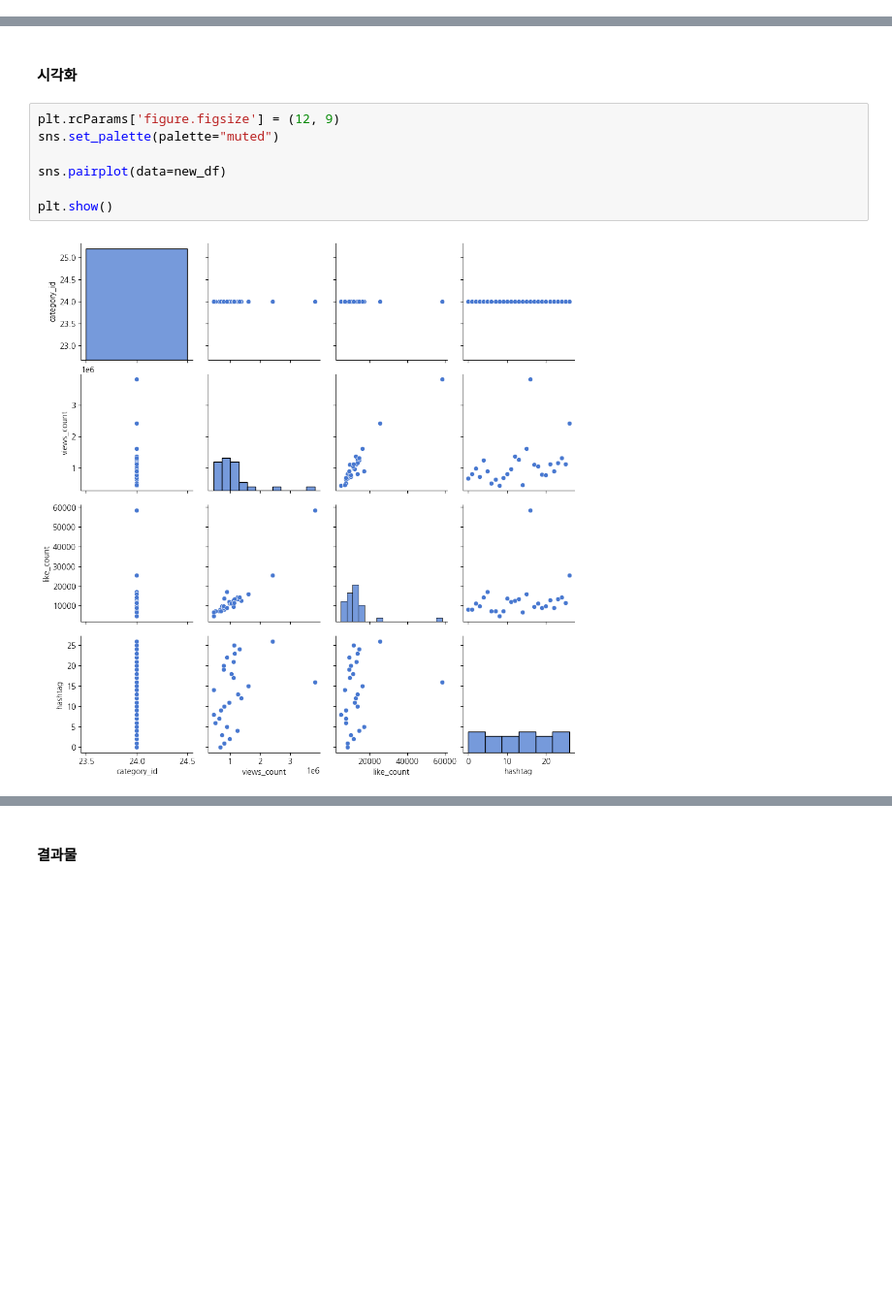
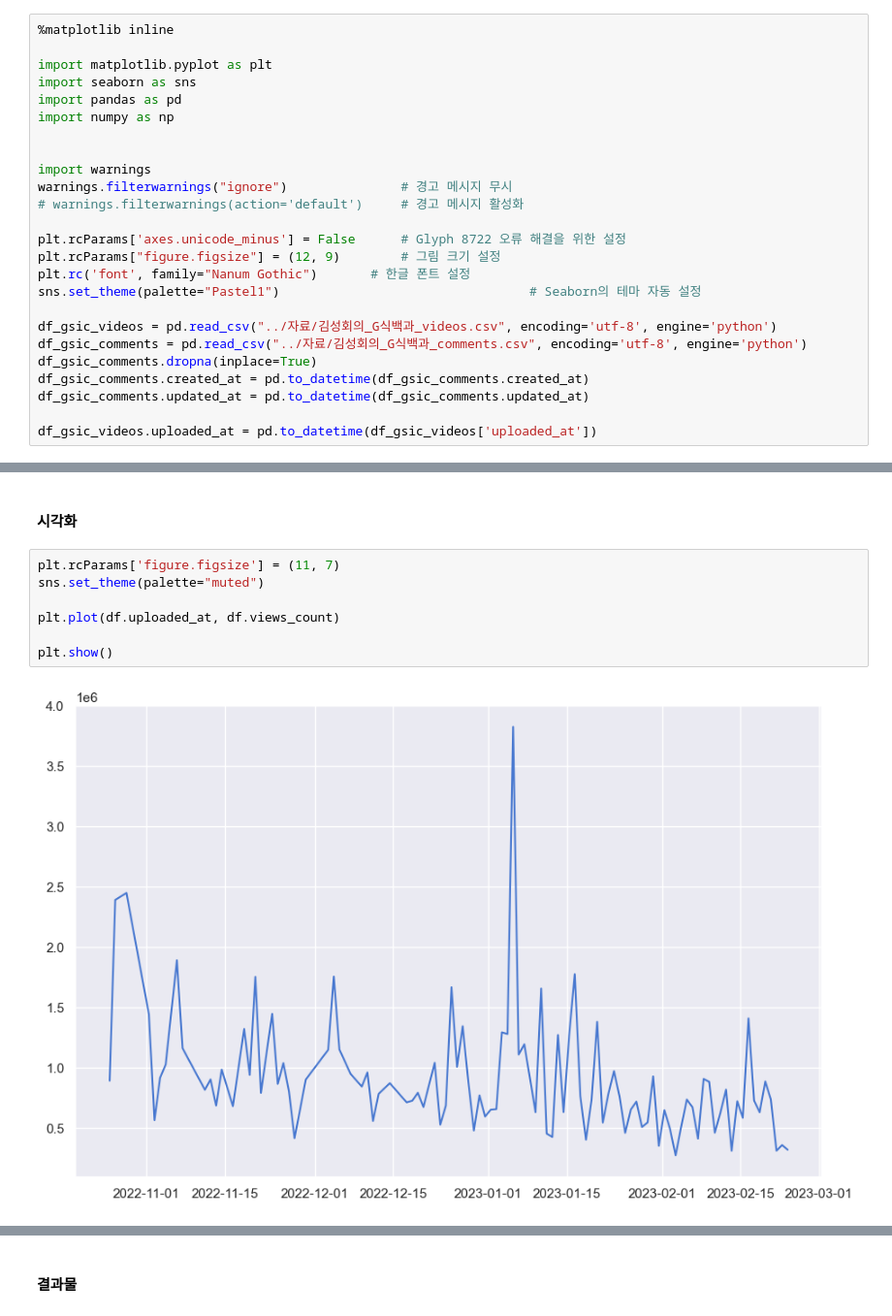
Before and after one commit to kimhyunso/coper-project, a Jupyter notebook: practice_analysis_dowon.ipynb, the cells around one changed output, grey strips where cells are left out. Shown at 97% size. Cells and saved outputs as stored; diff of their text form; blank space fills up the shorter version.

```diff
--- a/practice_analysis_dowon.ipynb
+++ b/practice_analysis_dowon.ipynb
@@ -391,3 +384,28 @@ df_gsic_videos.uploaded_at = pd.to_datetime(df_gsic_videos['uploaded_at'])
+# %%
+%matplotlib inline
+
+import matplotlib.pyplot as plt
+import seaborn as sns
+import pandas as pd
+import numpy as np
+
+
+import warnings
+warnings.filterwarnings("ignore")               # 경고 메시지 무시
+# warnings.filterwarnings(action='default')     # 경고 메시지 활성화
+
+plt.rcParams['axes.unicode_minus'] = False      # Glyph 8722 오류 해결을 위한 설정
+plt.rcParams["figure.figsize"] = (12, 9)        # 그림 크기 설정
+plt.rc('font', family="Nanum Gothic")       # 한글 폰트 설정
+sns.set_theme(palette="Pastel1")                                 # Seaborn의 테마 자동 설정
+
+df_gsic_videos = pd.read_csv("../자료/김성회의_G식백과_videos.csv", encoding='utf-8', engine='python')
+df_gsic_comments = pd.read_csv("../자료/김성회의_G식백과_comments.csv", encoding='utf-8', engine='python')
+df_gsic_comments.dropna(inplace=True)
+df_gsic_comments.created_at = pd.to_datetime(df_gsic_comments.created_at)
+df_gsic_comments.updated_at = pd.to_datetime(df_gsic_comments.updated_at)
+
+df_gsic_videos.uploaded_at = pd.to_datetime(df_gsic_videos['uploaded_at'])
 # %%
 df_gsic_videos
 # %% [output]
@@ -747,11 +771,11 @@ Name: hashtag, dtype: int64
 # %% [markdown]
 #### 시각화
 # %%
-plt.rcParams['figure.figsize'] = (12, 9)
-sns.set_palette(palette="muted")
+plt.rcParams['figure.figsize'] = (11, 7)
+sns.set_theme(palette="muted")
 
-sns.pairplot(data=new_df)
+plt.plot(df.uploaded_at, df.views_count)
 
 plt.show()
 # %% [output]
-[figure, old version]
+[figure, new version]
```
Also changed, not shown: parts of 32 cells of this notebook, 2 other files.
